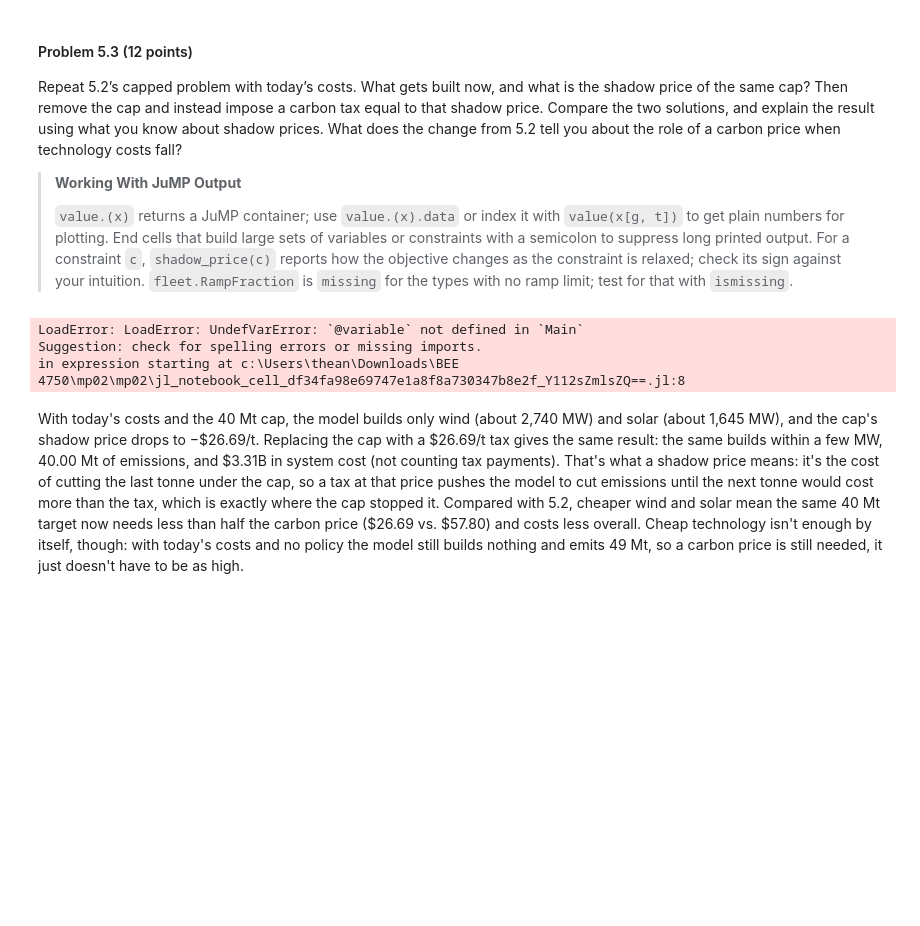
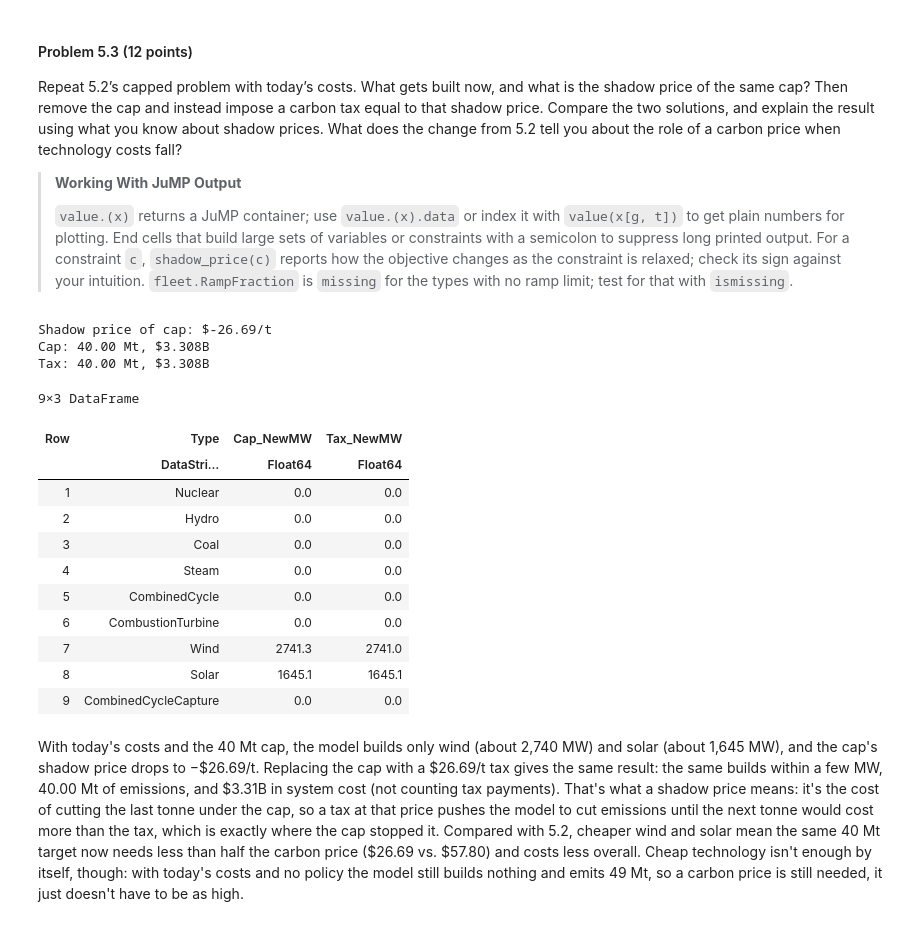
Before and after one commit to ant-san05/mp02, a Jupyter notebook: mp02.ipynb, the cells around one changed output. Saved outputs shown, nothing was run; the diff lists cells and outputs as text; code cells hidden in the pictures; blank space fills up the shorter version.

```diff
--- a/mp02.ipynb
+++ b/mp02.ipynb
@@ -560,58 +560,86 @@ carbon price when technology costs fall?
 > the types with no ramp limit; test for that with `ismissing`.
 # %%
 function solve_expansion(; costcol=:Cost2013, τ=0.0, emis_cap=nothing)
-    m = direct_model(HiGHS.Optimizer())              # faster model build
+    m = direct_model(HiGHS.Optimizer())
     set_silent(m)
-    set_attribute(m, "solver", "ipm")                # interior point: faster on big LPs
+    set_attribute(m, "solver", "ipm")
+    set_attribute(m, "run_crossover", "off")   # big speedup; duals still valid
+
     n, T = 9, 8760
-    capcost = Dict(r.Type => r[costcol] for r in eachrow(new_costs))
+    capcost   = Dict(r.Type => r[costcol] for r in eachrow(new_costs))
+    buildable = [haskey(capcost, fleet.Type[i]) for i in 1:n]
+    avail(i, t) = i == 7 ? wind_cf[t] : i == 8 ? solar_cf[t] : fleet.Availability[i]
 
     @variable(m, x[1:n, 1:T] >= 0)
     @variable(m, nse[1:T] >= 0)
     @variable(m, newcap[1:n] >= 0)
     for i in 1:n
-        haskey(capcost, fleet.Type[i]) || fix(newcap[i], 0; force=true)
+        buildable[i] || fix(newcap[i], 0; force=true)
     end
-    @constraint(m, newcap[2] <= hydro_build_limit)
+    set_upper_bound(newcap[2], hydro_build_limit)
 
-    cap = fleet.Capacity .+ newcap
-    avail(i, t) = i == 7 ? wind_cf[t] : i == 8 ? solar_cf[t] : fleet.Availability[i]
+    # capacity: plain bounds for fixed fleet, constraints only where newcap appears
+    cap = [buildable[i] ? fleet.Capacity[i] + newcap[i] : AffExpr(fleet.Capacity[i]) for i in 1:n]
+    for i in 1:n, t in 1:T
+        if buildable[i]
+            @constraint(m, x[i, t] <= avail(i, t) * cap[i])
+        else
+            set_upper_bound(x[i, t], avail(i, t) * fleet.Capacity[i])
+        end
+    end
 
     @constraint(m, [t in 1:T], sum(x[i, t] for i in 1:n) + nse[t] == demand[t])
-    @constraint(m, [i in 1:n, t in 1:T], x[i, t] <= avail(i, t) * cap[i])
-    @constraint(m, sum(x[2, t] for t in 1:T) <= hydro_budget + (hydro_budget / fleet.Capacity[2]) * newcap[2])
-    thermal = [i for i in 1:n if !ismissing(fleet.RampFraction[i])]
-    @constraint(m, [i in thermal, t in 2:T], x[i, t] - x[i, t-1] <= fleet.RampFraction[i] * cap[i])
-    @constraint(m, [i in thermal, t in 2:T], x[i, t-1] - x[i, t] <= fleet.RampFraction[i] * cap[i])
+    @constraint(m, sum(x[2, t] for t in 1:T) <=
+                   hydro_budget + (hydro_budget / fleet.Capacity[2]) * newcap[2])
+
+    # ramp rows only where they can bind (CT ramp = 1 never binds)
+    ramped = [i for i in 1:n if !ismissing(fleet.RampFraction[i]) && fleet.RampFraction[i] < 1]
+    @constraint(m, [i in ramped, t in 2:T], x[i, t] - x[i, t-1] <= fleet.RampFraction[i] * cap[i])
+    @constraint(m, [i in ramped, t in 2:T], x[i, t-1] - x[i, t] <= fleet.RampFraction[i] * cap[i])
 
     @expression(m, emis, sum(fleet.Emissions[i] * x[i, t] for i in 1:n, t in 1:T))
     emis_cap === nothing || @constraint(m, capcon, emis <= emis_cap)
 
     @objective(m, Min,
         sum((fleet.VarCost[i] + τ * fleet.Emissions[i]) * x[i, t] for i in 1:n, t in 1:T) +
         nse_cost * sum(nse) +
         sum(get(capcost, fleet.Type[i], 0) * newcap[i] for i in 1:n))
     optimize!(m)
+    @assert is_solved_and_feasible(m; dual = true)
     return m
 end
 
+# capped run with today's costs
 m53 = solve_expansion(costcol=:CostToday, emis_cap=40e6);
 λ = shadow_price(m53[:capcon])
+τ = -λ   # shadow price is negative; tax is positive
 
-τ = -λ
+# tax run at the shadow price, no cap
 m53tax = solve_expansion(costcol=:CostToday, τ=τ);
 
 cost_cap = objective_value(m53) / 1e9
-cost_tax = (objective_value(m53tax) - τ * value(m53tax[:emis])) / 1e9   # leave out tax payments
+cost_tax = (objective_value(m53tax) - τ * value(m53tax[:emis])) / 1e9   # strip tax payments
 
 @printf("Shadow price of cap: \$%.2f/t\n", λ)
 @printf("Cap: %.2f Mt, \$%.3fB\n", value(m53[:emis]) / 1e6, cost_cap)
 @printf("Tax: %.2f Mt, \$%.3fB\n", value(m53tax[:emis]) / 1e6, cost_tax)
 
 DataFrame(Type = fleet.Type,
           Cap_NewMW = round.(value.(m53[:newcap]), digits=1),
           Tax_NewMW = round.(value.(m53tax[:newcap]), digits=1))
 # %% [output]
-LoadError: LoadError: UndefVarError: `@variable` not defined in `Main`
-Suggestion: check for spelling errors or missing imports.
-in expression starting at c:\Users\thean\Downloads\BEE 4750\mp02\mp02\jl_notebook_cell_df34fa98e69747e1a8f8a730347b8e2f_Y112sZmlsZQ==.jl:8
+Shadow price of cap: $-26.69/t
+Cap: 40.00 Mt, $3.308B
+Tax: 40.00 Mt, $3.308B
+9×3 DataFrame
+| Row | Type | Cap_NewMW | Tax_NewMW |
+|  | DataStri… | Float64 | Float64 |
+| 1 | Nuclear | 0.0 | 0.0 |
+| 2 | Hydro | 0.0 | 0.0 |
+| 3 | Coal | 0.0 | 0.0 |
+| 4 | Steam | 0.0 | 0.0 |
+| 5 | CombinedCycle | 0.0 | 0.0 |
+| 6 | CombustionTurbine | 0.0 | 0.0 |
+| 7 | Wind | 2741.3 | 2741.0 |
+| 8 | Solar | 1645.1 | 1645.1 |
+| 9 | CombinedCycleCapture | 0.0 | 0.0 |
```
Also changed, not shown: parts of 1 cell of this notebook.
